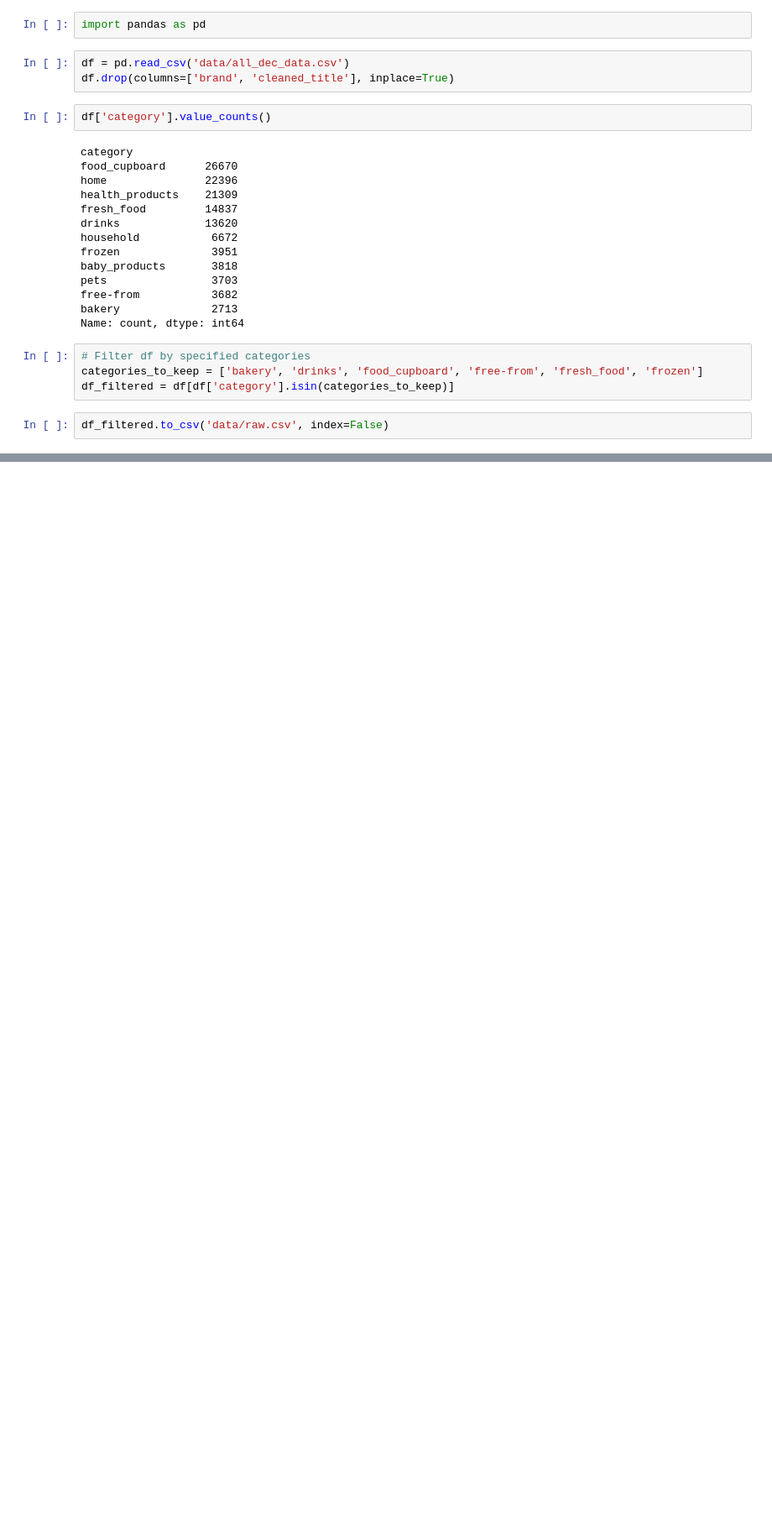
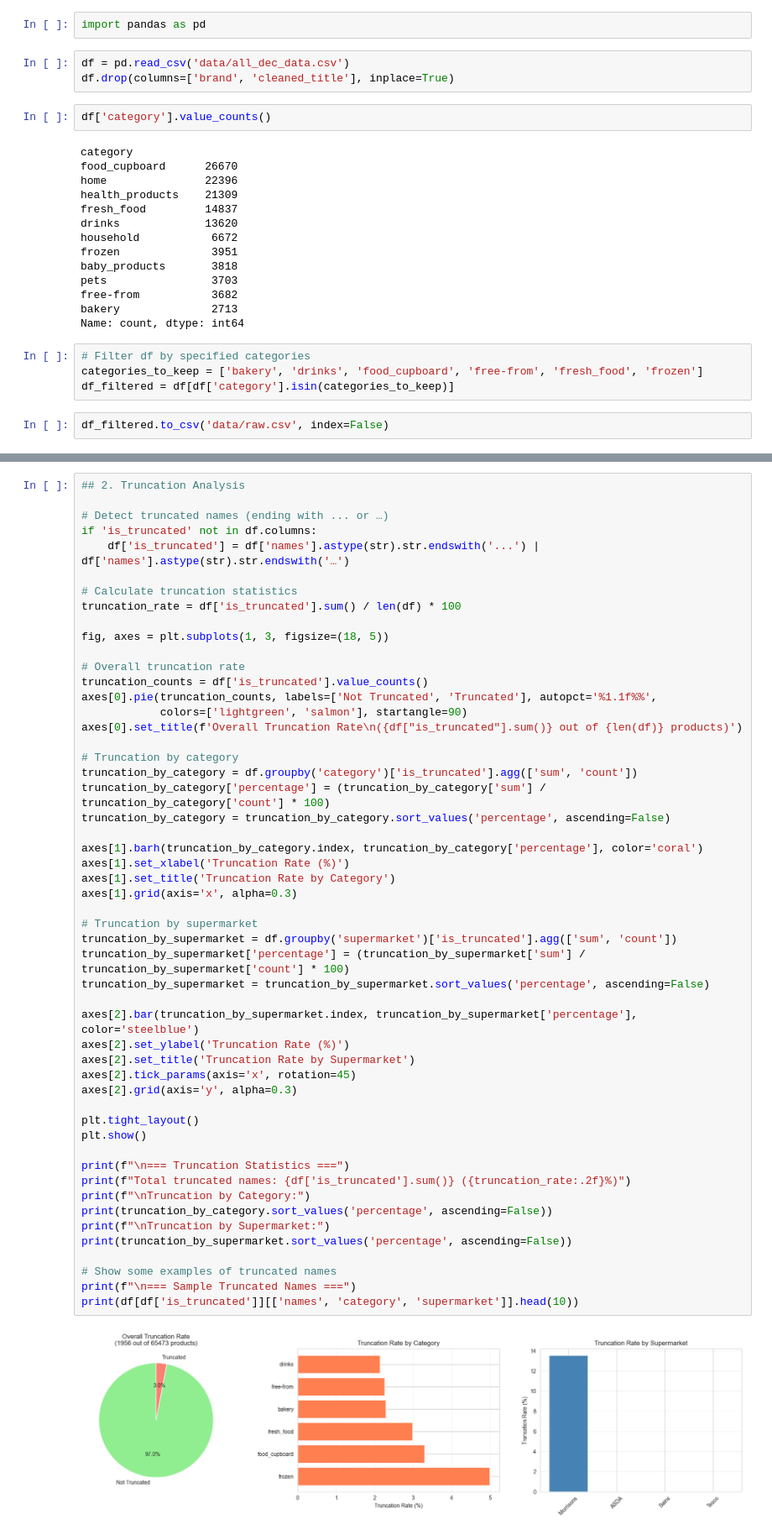
Before and after one commit to Jtemp0/shopwiser-matching-algorithm, a Jupyter notebook: pre-cleaning-and-eda.ipynb, the cells around one changed output, grey strips where cells are left out. Shown at 84% size. Cells and saved outputs as stored; diff of their text form; blank space fills up the shorter version.

```diff
--- a/pre-cleaning-and-eda.ipynb
+++ b/pre-cleaning-and-eda.ipynb
@@ -68,0 +224,54 @@ df
+# %%
+## 2. Truncation Analysis
+
+# Detect truncated names (ending with ... or …)
+if 'is_truncated' not in df.columns:
+    df['is_truncated'] = df['names'].astype(str).str.endswith('...') | df['names'].astype(str).str.endswith('…')
+
+# Calculate truncation statistics
+truncation_rate = df['is_truncated'].sum() / len(df) * 100
+
+fig, axes = plt.subplots(1, 3, figsize=(18, 5))
+
+# Overall truncation rate
+truncation_counts = df['is_truncated'].value_counts()
+axes[0].pie(truncation_counts, labels=['Not Truncated', 'Truncated'], autopct='%1.1f%%',
+            colors=['lightgreen', 'salmon'], startangle=90)
+axes[0].set_title(f'Overall Truncation Rate\n({df["is_truncated"].sum()} out of {len(df)} products)')
+
+# Truncation by category
+truncation_by_category = df.groupby('category')['is_truncated'].agg(['sum', 'count'])
+truncation_by_category['percentage'] = (truncation_by_category['sum'] / truncation_by_category['count'] * 100)
+truncation_by_category = truncation_by_category.sort_values('percentage', ascending=False)
+
+axes[1].barh(truncation_by_category.index, truncation_by_category['percentage'], color='coral')
+axes[1].set_xlabel('Truncation Rate (%)')
+axes[1].set_title('Truncation Rate by Category')
+axes[1].grid(axis='x', alpha=0.3)
+
+# Truncation by supermarket
+truncation_by_supermarket = df.groupby('supermarket')['is_truncated'].agg(['sum', 'count'])
+truncation_by_supermarket['percentage'] = (truncation_by_supermarket['sum'] / truncation_by_supermarket['count'] * 100)
+truncation_by_supermarket = truncation_by_supermarket.sort_values('percentage', ascending=False)
+
+axes[2].bar(truncation_by_supermarket.index, truncation_by_supermarket['percentage'], color='steelblue')
+axes[2].set_ylabel('Truncation Rate (%)')
+axes[2].set_title('Truncation Rate by Supermarket')
+axes[2].tick_params(axis='x', rotation=45)
+axes[2].grid(axis='y', alpha=0.3)
+
+plt.tight_layout()
+plt.show()
+
+print(f"\n=== Truncation Statistics ===")
+print(f"Total truncated names: {df['is_truncated'].sum()} ({truncation_rate:.2f}%)")
+print(f"\nTruncation by Category:")
+print(truncation_by_category.sort_values('percentage', ascending=False))
+print(f"\nTruncation by Supermarket:")
+print(truncation_by_supermarket.sort_values('percentage', ascending=False))
+
+# Show some examples of truncated names
+print(f"\n=== Sample Truncated Names ===")
+print(df[df['is_truncated']][['names', 'category', 'supermarket']].head(10))
+# %% [output]
+[figure, added]
```
Also changed, not shown: parts of 25 cells of this notebook, 10 other files.
